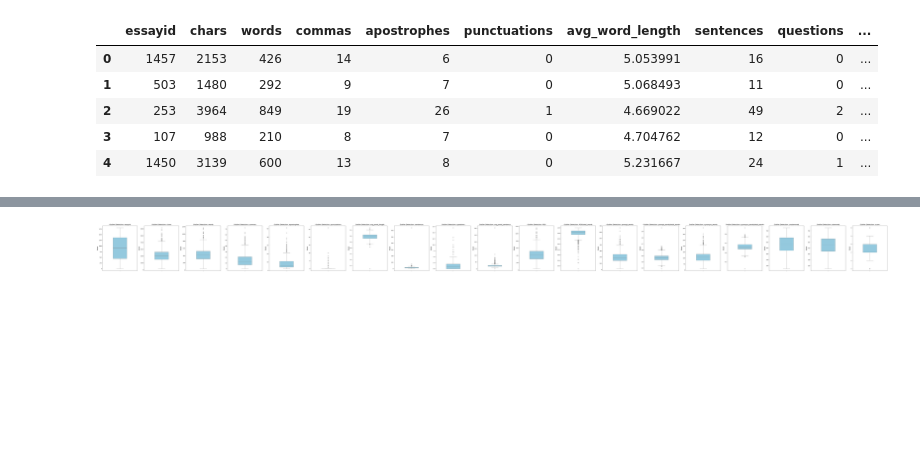
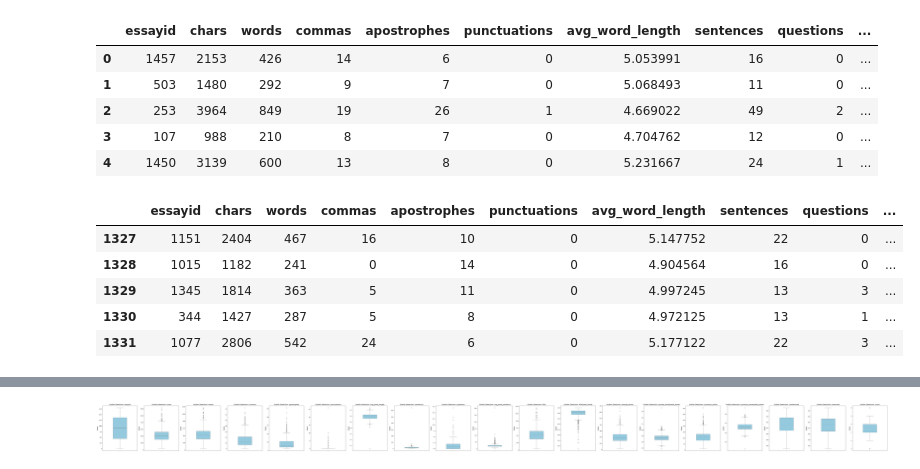
Before and after one commit to QHao-SOLID/f78ds-assignment-2, a Jupyter notebook: Submission 1 - H00467830 - F78DS - Coursework 2.ipynb, the cells around one changed output, grey strips where cells are left out. Saved outputs shown, nothing was run; the diff lists cells and outputs as text; code cells hidden in the pictures; blank space fills up the shorter version.

```diff
--- a/Submission 1 - H00467830 - F78DS - Coursework 2.ipynb
+++ b/Submission 1 - H00467830 - F78DS - Coursework 2.ipynb
@@ -89,6 +93,15 @@ init.head()
 | 2 | 253 | 3964 | 849 | 19 | 26 | 1 | 4.669022 | 49 | 2 | ... |
 | 3 | 107 | 988 | 210 | 8 | 7 | 0 | 4.704762 | 12 | 0 | ... |
 | 4 | 1450 | 3139 | 600 | 13 | 8 | 0 | 5.231667 | 24 | 1 | ... |
+# %%
+init.tail()
+# %% [output]
+|  | essayid | chars | words | commas | apostrophes | punctuations | avg_word_length | sentences | questions | ... |
+| 1327 | 1151 | 2404 | 467 | 16 | 10 | 0 | 5.147752 | 22 | 0 | ... |
+| 1328 | 1015 | 1182 | 241 | 0 | 14 | 0 | 4.904564 | 16 | 0 | ... |
+| 1329 | 1345 | 1814 | 363 | 5 | 11 | 0 | 4.997245 | 13 | 3 | ... |
+| 1330 | 344 | 1427 | 287 | 5 | 8 | 0 | 4.972125 | 13 | 1 | ... |
+| 1331 | 1077 | 2806 | 542 | 24 | 6 | 0 | 5.177122 | 22 | 3 | ... |
 # %%
 init.describe()
 # %% [output]
```
Also changed, not shown: parts of 7 cells of this notebook, 11 other files.
